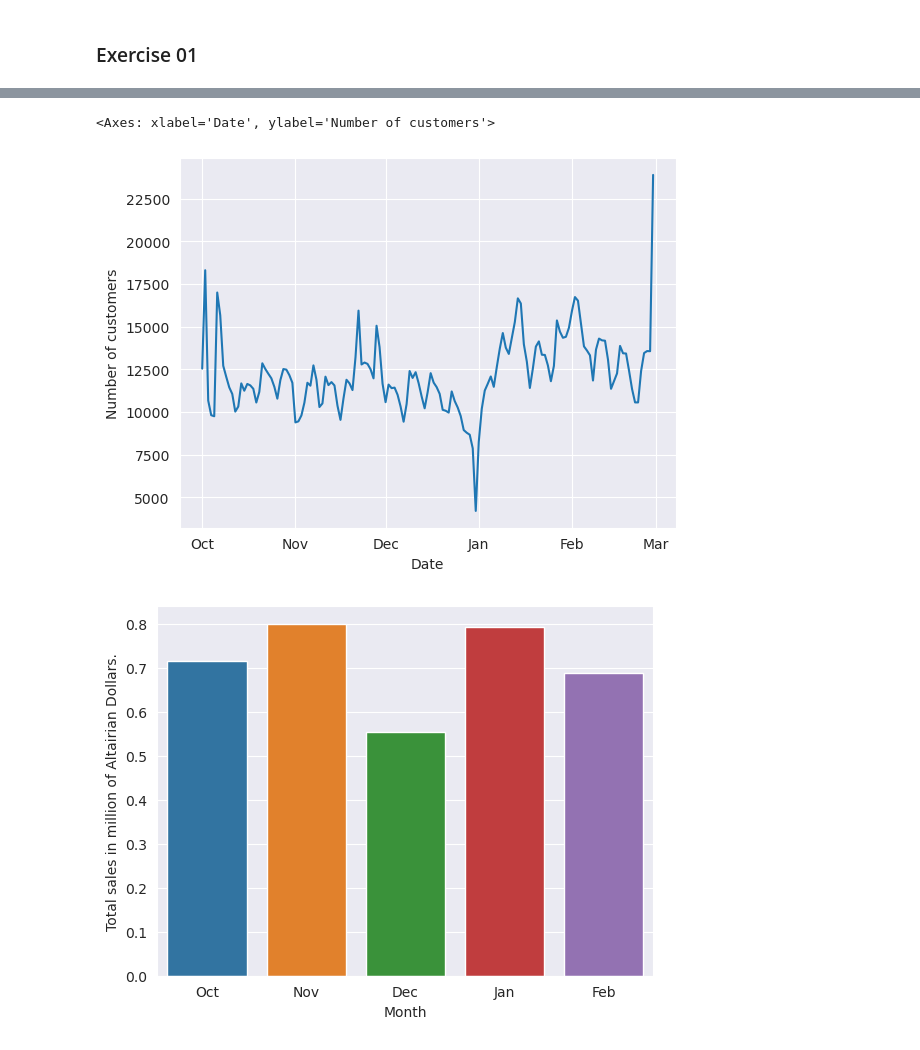
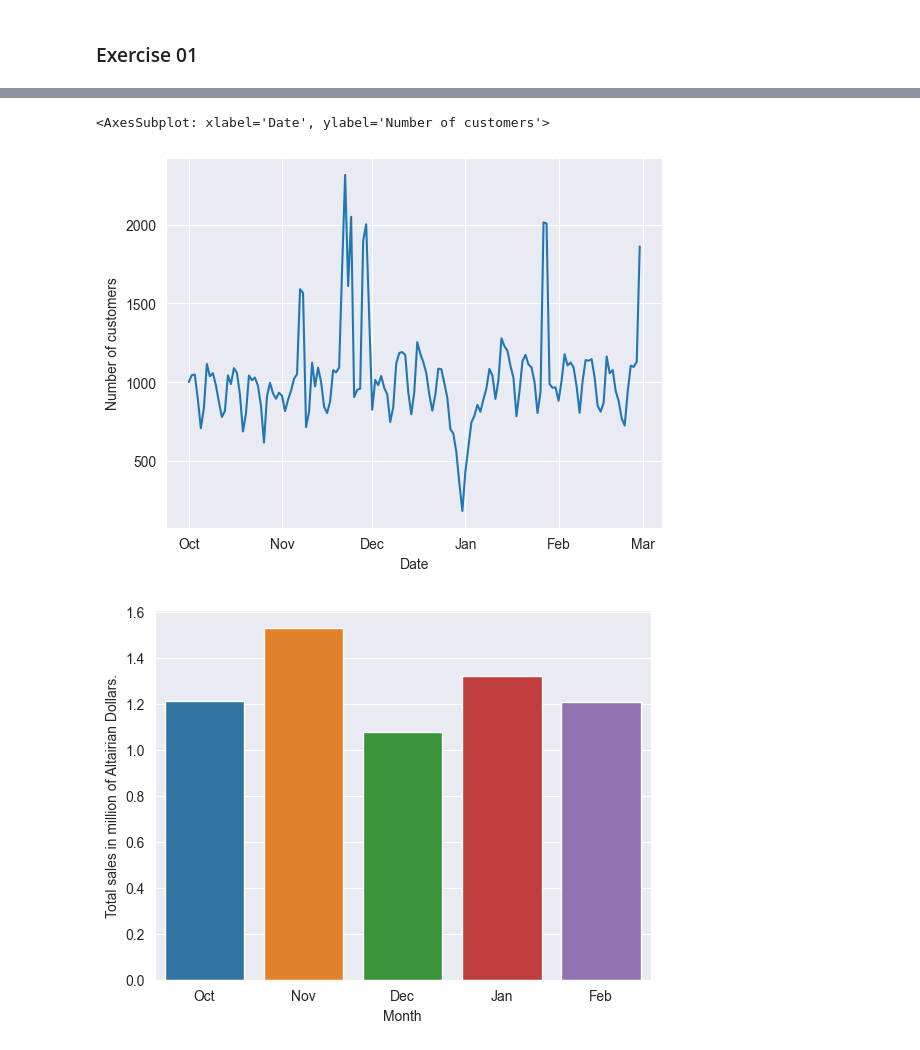
Before and after one commit to ayoubabounakif/data-science-modules, a Jupyter notebook: notebook_m02.ipynb, the cells around one changed output, grey strips where cells are left out. Saved outputs shown, nothing was run; the diff lists cells and outputs as text; code cells hidden in the pictures.

```diff
--- a/notebook_m02.ipynb
+++ b/notebook_m02.ipynb
@@ -41,19 +55,19 @@ filtered_data = df[(df['event_type'] == 'purchase')]
+# %%
+filtered_data['year'] = filtered_data['event_time'].dt.year
+filtered_data['month'] = filtered_data['event_time'].dt.month
+filtered_data['day'] = filtered_data['event_time'].dt.day
 # %%
-df['year'] = df['event_time'].dt.year
-df['month'] = df['event_time'].dt.month
-df['day'] = df['event_time'].dt.day
-
-daily_customer_counts = df.groupby(['year', 'month', 'day'])['user_id'].nunique().reset_index()
+daily_customer_counts = filtered_data.groupby(['year', 'month', 'day'])['user_id'].nunique().reset_index()
 daily_customer_counts['date'] = pd.to_datetime(daily_customer_counts[['year', 'month', 'day']].astype(str).agg('-'.join, axis=1))
 
-sns.set_style('darkgrid')
 plt.ylabel('Number of customers')
 plt.xlabel('Date')
 plt.gca().xaxis.set_major_formatter(mdates.DateFormatter('%b'))
+
 sns.lineplot(data=daily_customer_counts, x='date', y='user_id')
 # %% [output]
-<Axes: xlabel='Date', ylabel='Number of customers'>
+<AxesSubplot: xlabel='Date', ylabel='Number of customers'>
-[figure, old version]
+[figure, new version]
 # %%
 agg_data = filtered_data.resample('M', on='event_time').agg({
     'event_type': 'count',
@@ -62,16 +76,14 @@ agg_data = filtered_data.resample('M', on='event_time').agg({
 
 agg_data['event_time'] = agg_data['event_time'].dt.strftime('%b')
 
-sns.set_style('darkgrid')
 sns.barplot(data=agg_data, x='event_time', y='price')
 
 def formatter(x, pos):
     return f'{x / 1000000}'
-
 y_formatter = mtick.FuncFormatter(formatter)
 plt.gca().yaxis.set_major_formatter(y_formatter)
 plt.xlabel('Month')
 plt.ylabel('Total sales in million of Altairian Dollars.')
 plt.show()
 # %% [output]
-[figure, old version]
+[figure, new version]
```
Also changed, not shown: parts of 4 cells of this notebook, 2 other files.
